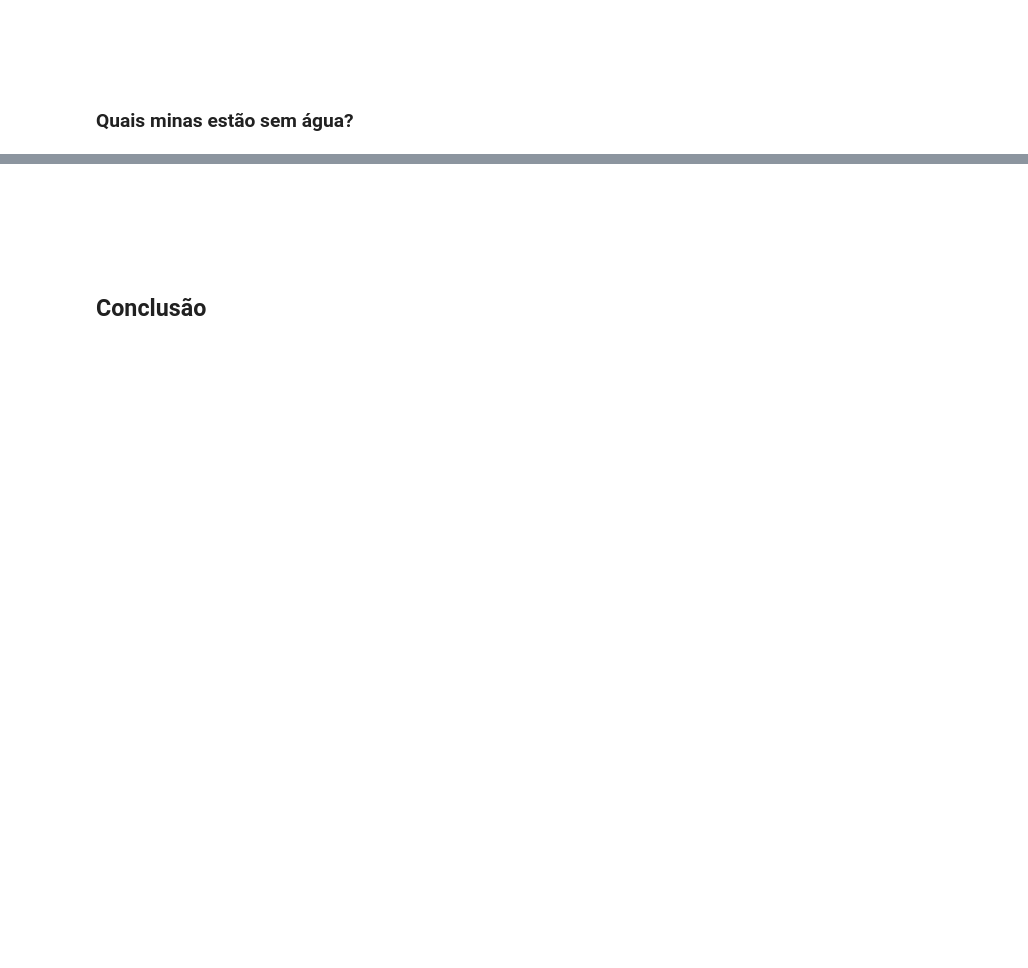
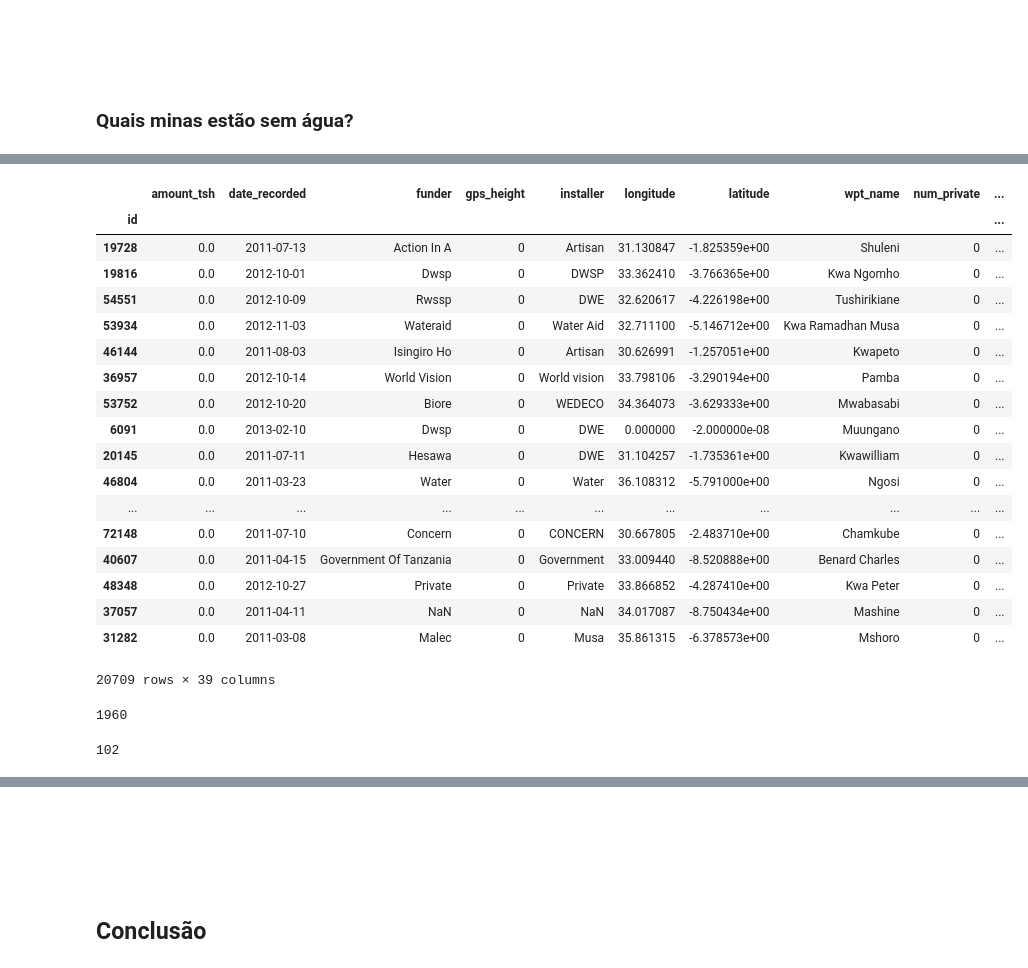
Before and after one commit to azabraao/IA-avaliacao-01, a Jupyter notebook: water-table.ipynb, the cells around one changed output, grey strips where cells are left out. Cells and saved outputs as stored; diff of their text form; code cells hidden in the pictures; blank space fills up the shorter version.

```diff
--- a/water-table.ipynb
+++ b/water-table.ipynb
@@ -50,0 +103,38 @@ data = pd.read_csv("pumpit.csv", index_col=0)
+# %%
+### Há várias minas com ano de construção igual a zero
+
+nonInformedConstructionYear = data["construction_year"] == 0;
+data[nonInformedConstructionYear]
+# %% [output]
+|  | amount_tsh | date_recorded | funder | gps_height | installer | longitude | latitude | wpt_name | num_private | ... |
+| id |  |  |  |  |  |  |  |  |  | ... |
+| 19728 | 0.0 | 2011-07-13 | Action In A | 0 | Artisan | 31.130847 | -1.825359e+00 | Shuleni | 0 | ... |
+| 19816 | 0.0 | 2012-10-01 | Dwsp | 0 | DWSP | 33.362410 | -3.766365e+00 | Kwa Ngomho | 0 | ... |
+| 54551 | 0.0 | 2012-10-09 | Rwssp | 0 | DWE | 32.620617 | -4.226198e+00 | Tushirikiane | 0 | ... |
+| 53934 | 0.0 | 2012-11-03 | Wateraid | 0 | Water Aid | 32.711100 | -5.146712e+00 | Kwa Ramadhan Musa | 0 | ... |
+| 46144 | 0.0 | 2011-08-03 | Isingiro Ho | 0 | Artisan | 30.626991 | -1.257051e+00 | Kwapeto | 0 | ... |
+| 36957 | 0.0 | 2012-10-14 | World Vision | 0 | World vision | 33.798106 | -3.290194e+00 | Pamba | 0 | ... |
+| 53752 | 0.0 | 2012-10-20 | Biore | 0 | WEDECO | 34.364073 | -3.629333e+00 | Mwabasabi | 0 | ... |
+| 6091 | 0.0 | 2013-02-10 | Dwsp | 0 | DWE | 0.000000 | -2.000000e-08 | Muungano | 0 | ... |
+| 20145 | 0.0 | 2011-07-11 | Hesawa | 0 | DWE | 31.104257 | -1.735361e+00 | Kwawilliam | 0 | ... |
+| 46804 | 0.0 | 2011-03-23 | Water | 0 | Water | 36.108312 | -5.791000e+00 | Ngosi | 0 | ... |
+| ... | ... | ... | ... | ... | ... | ... | ... | ... | ... | ... |
+| 72148 | 0.0 | 2011-07-10 | Concern | 0 | CONCERN | 30.667805 | -2.483710e+00 | Chamkube | 0 | ... |
+| 40607 | 0.0 | 2011-04-15 | Government Of Tanzania | 0 | Government | 33.009440 | -8.520888e+00 | Benard Charles | 0 | ... |
+| 48348 | 0.0 | 2012-10-27 | Private | 0 | Private | 33.866852 | -4.287410e+00 | Kwa Peter | 0 | ... |
+| 37057 | 0.0 | 2011-04-11 | NaN | 0 | NaN | 34.017087 | -8.750434e+00 | Mashine | 0 | ... |
+| 31282 | 0.0 | 2011-03-08 | Malec | 0 | Musa | 35.861315 | -6.378573e+00 | Mshoro | 0 | ... |
+20709 rows × 39 columns
+# %%
+# Obtendo ano mais antigo registrado:
+informedConstructionYear = data["construction_year"] > 0;
+oldestYear = data[informedConstructionYear].sort_values(by="construction_year").construction_year.min();
+oldestYear
+# %% [output]
+1960
+# %%
+# Obtendo a quantidade de minas construídas no ano mais antigo:
+builtInOldestYear = data.construction_year == oldestYear
+data[builtInOldestYear].construction_year.count()
+# %% [output]
+102
```
Also changed, not shown: parts of 15 cells of this notebook.
